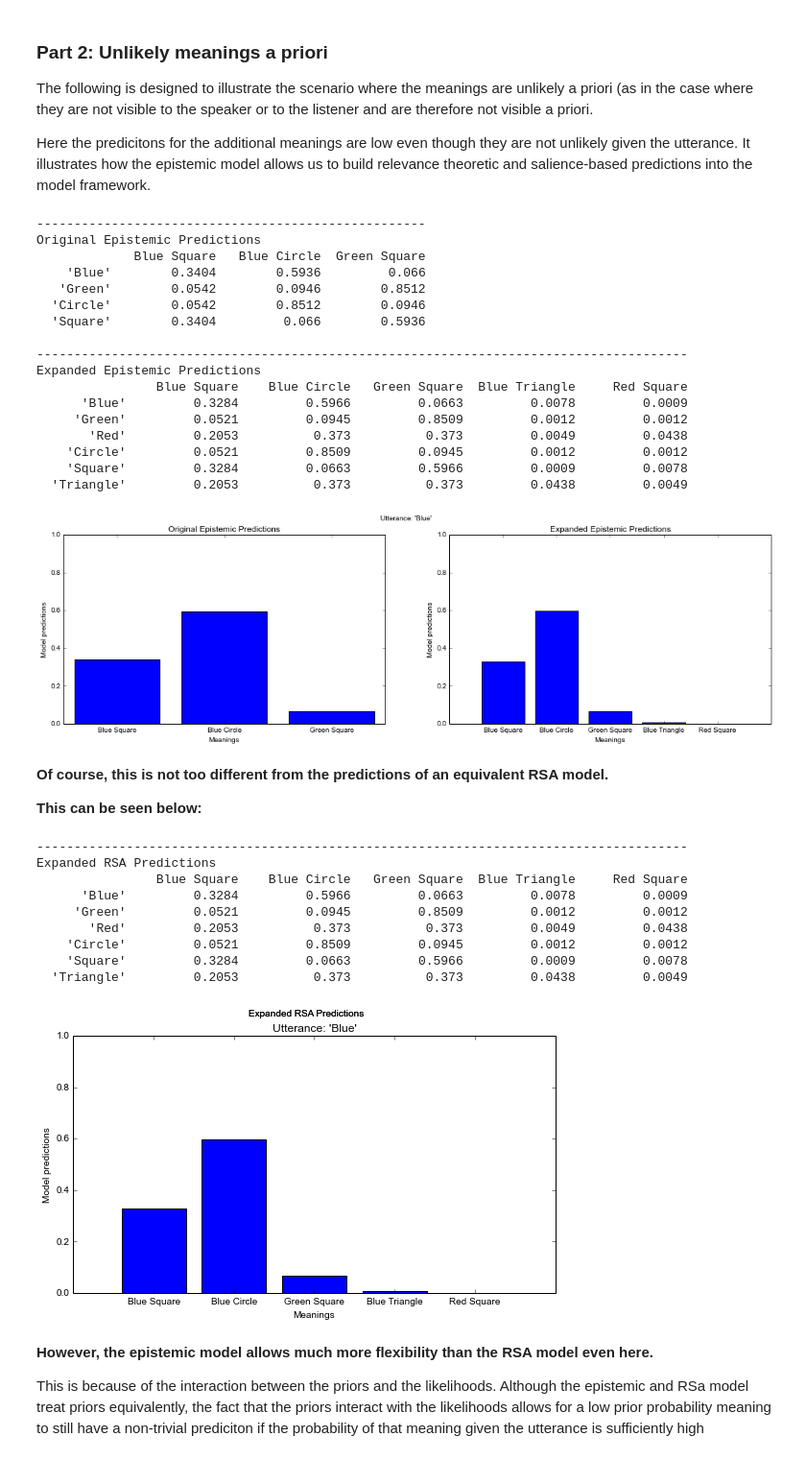
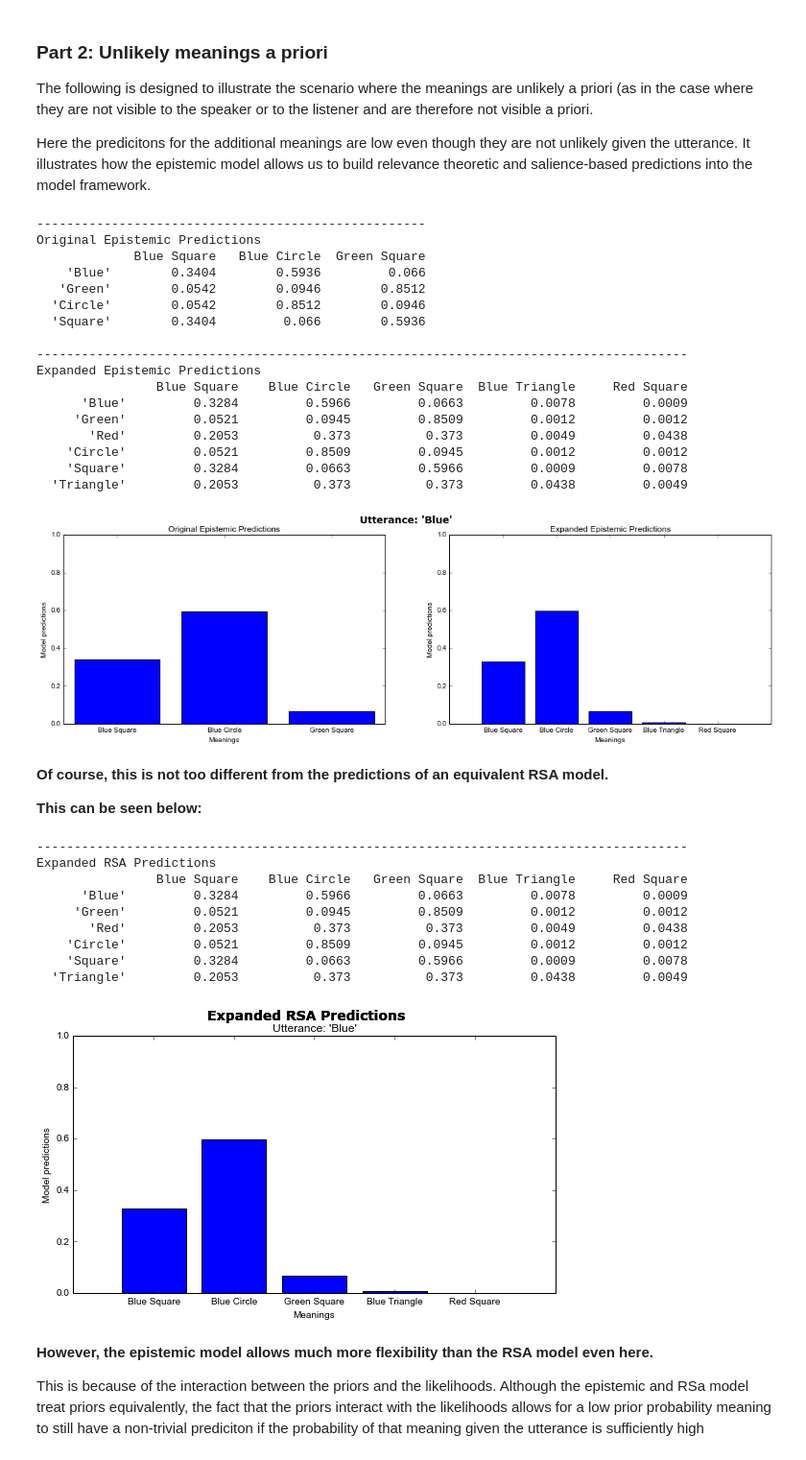
Before and after one commit to Epist/EpistemicPragmatics, a Jupyter notebook: Examples for paper.ipynb, the cells around one changed output. Shown at 96% size. Drawn from its saved outputs; the diff is of its cells as text; code cells hidden in the pictures.

```diff
--- a/Examples for paper.ipynb
+++ b/Examples for paper.ipynb
@@ -223,7 +223,7 @@ epistTestNew.display_listener_matrix(newPreds, title="Expanded Epistemic Predict
 size = fig.get_size_inches()
 plt.figure(figsize=(size[0]*3,size[0]*0.8))
 gs = gridspec.GridSpec(1,2)
-plt.suptitle("Utterance: \'Blue\'")
+plt.suptitle("Utterance: \'Blue\'", fontsize=14, fontweight='bold')
 
 toPlot=originalPreds[0,:]
 epsilon = 1e-7
@@ -278,7 +278,7 @@ Expanded Epistemic Predictions
     'Circle'         0.0521         0.8509         0.0945         0.0012         0.0012
     'Square'         0.3284         0.0663         0.5966         0.0009         0.0078
   'Triangle'         0.2053          0.373          0.373         0.0438         0.0049
-[figure, old version]
+[figure, new version]
 # %% [markdown]
 **Of course, this is not too different from the predictions of an equivalent RSA model.**
 
@@ -293,36 +293,36 @@ rsaTestNew.display_listener_matrix(newRSAPreds, title="Expanded RSA Predictions"
 #fig = plt.figure()
 #fig = plt.gcf()
 size = fig.get_size_inches()
 plt.figure(figsize=(size[0]*1.5,size[0]*0.8))
 gs = gridspec.GridSpec(1,2)
-plt.suptitle("Utterance: \'Blue\'")
+plt.suptitle("Utterance: \'Blue\'", fontsize=14, fontweight='bold')
 
 toPlot=newRSAPreds[0,:]
 epsilon = 1e-7
 toPlot = [x+epsilon for x in toPlot]
 labels=rsaTestNew.meanings
 locs=range(len(toPlot))
 plt.bar(locs,toPlot, align='center')
 plt.xlabel("Meanings")
 plt.ylabel("Model predictions")
 plt.title("Utterance: \'Blue\'")
-plt.suptitle("Expanded RSA Predictions")
+plt.suptitle("Expanded RSA Predictions", fontsize=14, fontweight='bold')
 plt.xticks(locs, labels)
 axes = plt.gca()
 axes.set_ylim([0,1])
 #plt.figure(2)
 plt.show()
 # %% [output]
 ---------------------------------------------------------------------------------------
 Expanded RSA Predictions
                 Blue Square    Blue Circle   Green Square  Blue Triangle     Red Square
       'Blue'         0.3284         0.5966         0.0663         0.0078         0.0009
      'Green'         0.0521         0.0945         0.8509         0.0012         0.0012
        'Red'         0.2053          0.373          0.373         0.0049         0.0438
     'Circle'         0.0521         0.8509         0.0945         0.0012         0.0012
     'Square'         0.3284         0.0663         0.5966         0.0009         0.0078
   'Triangle'         0.2053          0.373          0.373         0.0438         0.0049
-[figure, old version]
+[figure, new version]
 # %% [markdown]
 **However, the epistemic model allows much more flexibility than the RSA model even here.**
 
```
Also changed, not shown: parts of 8 cells of this notebook, 1 other file.
